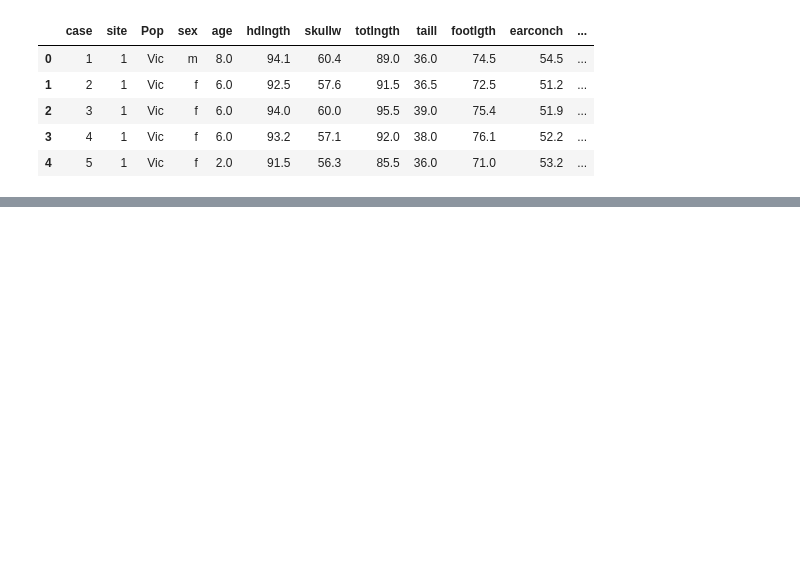
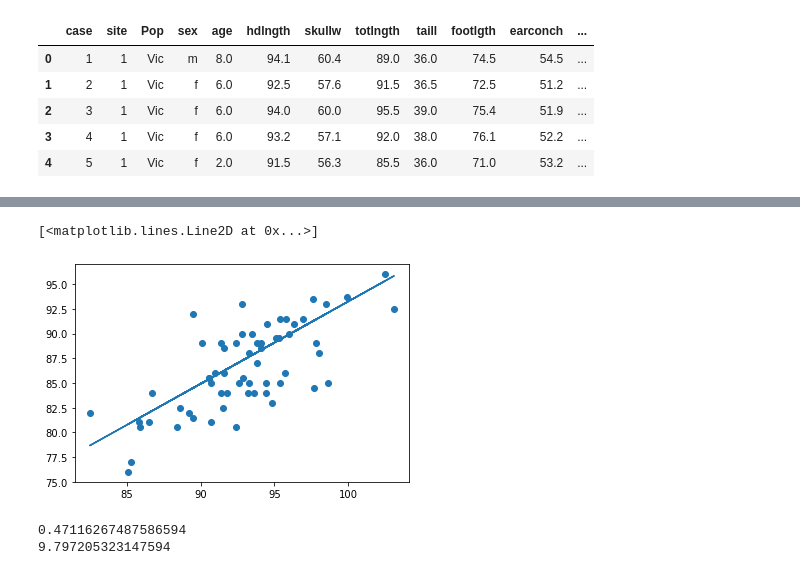
Before and after one commit to erikacui/Homework2, a Jupyter notebook: notebook/MachineLearningHomework2.ipynb, the cells around one changed output, grey strips where cells are left out. Cells and saved outputs as stored; diff of their text form; code cells hidden in the pictures; blank space fills up the shorter version.

```diff
--- a/notebook/MachineLearningHomework2.ipynb
+++ b/notebook/MachineLearningHomework2.ipynb
@@ -23,0 +72,9 @@ from scipy import stats
+# %%
+data_m = data.loc[data['sex'] == 'm']
+# %%
+plt.scatter(data_m.hdlngth, data_m.totlngth)
+
+plt.plot(data_m.hdlngth, linear_line(data_m.hdlngth, opt[0], opt[1]))
+# %% [output]
+[<matplotlib.lines.Line2D at 0x...>]
+[figure, added]
@@ -23,0 +83,6 @@ from scipy import stats
+# %%
+print(r2_score(data_m.totlngth, data_m.totlngth_pred))
+print(mean_squared_error(data_m.totlngth, data_m.totlngth_pred))
+# %% [output]
+0.47116267487586594
+9.797205323147594
```
Also changed, not shown: parts of 20 cells of this notebook.
